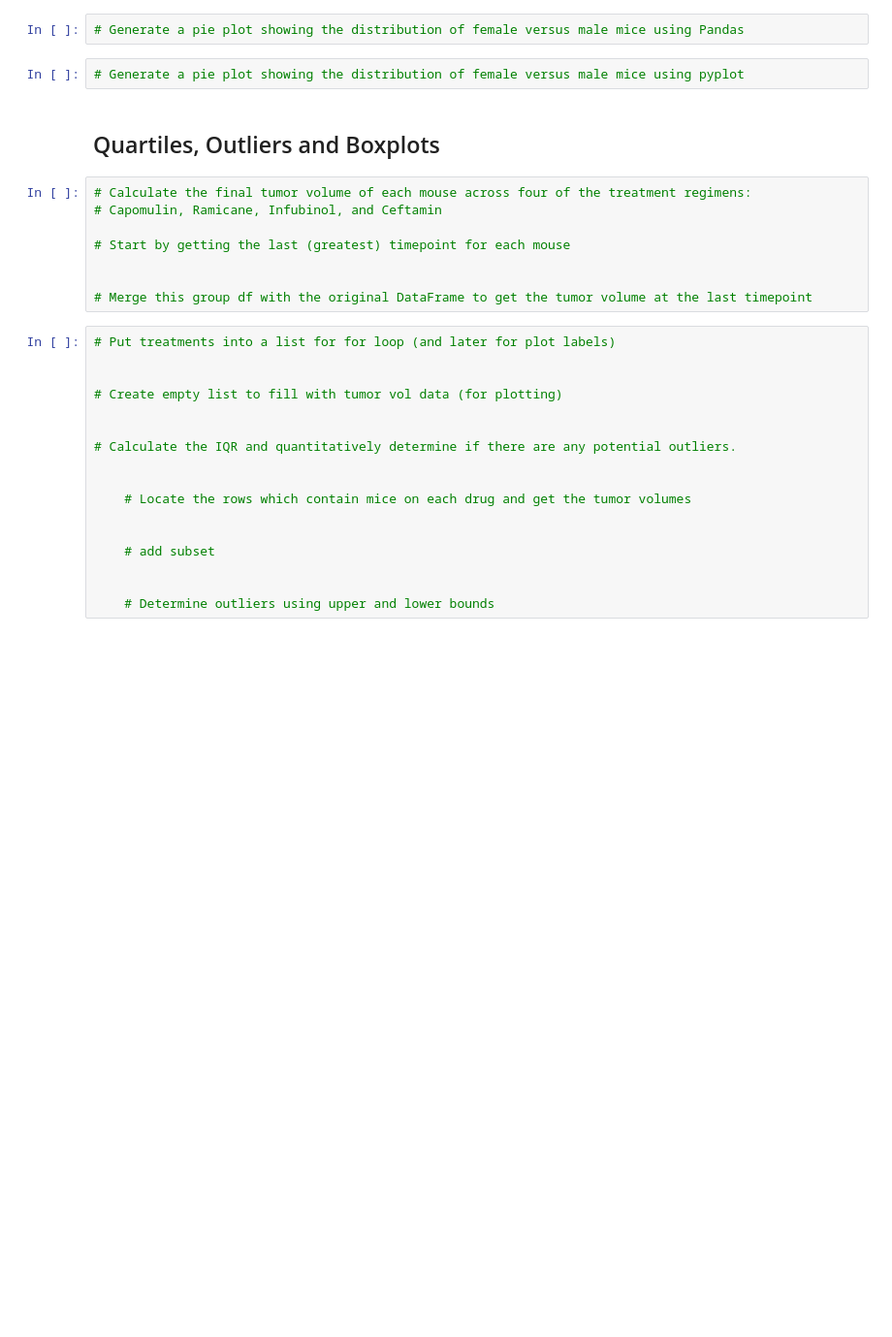
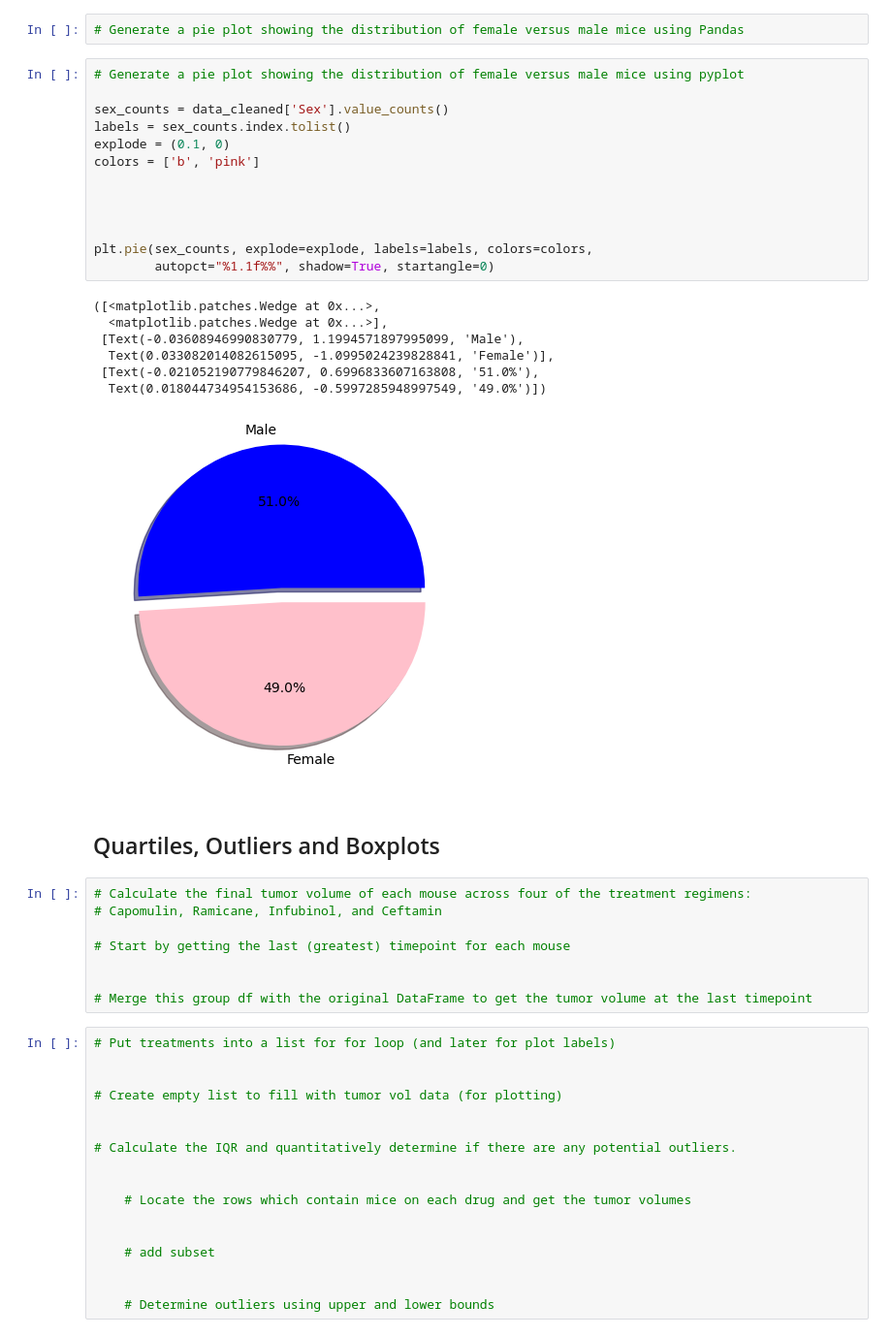
Before and after one commit to Kdata249/Pymaceuticals, a Jupyter notebook: 05-Data-Visualization/Starter_Code/Pymaceuticals_HW/pymaceuticals_starter.ipynb, the cells around one changed output. Shown: that part at 97% size. Drawn from its saved outputs; the diff is of its cells as text; blank space fills up the shorter version.

```diff
--- a/05-Data-Visualization/Starter_Code/Pymaceuticals_HW/pymaceuticals_starter.ipynb
+++ b/05-Data-Visualization/Starter_Code/Pymaceuticals_HW/pymaceuticals_starter.ipynb
@@ -138,6 +183,25 @@ KeyError: 'Drug Regimen'
 # Generate a pie plot showing the distribution of female versus male mice using Pandas
 # %%
 # Generate a pie plot showing the distribution of female versus male mice using pyplot
+
+sex_counts = data_cleaned['Sex'].value_counts()
+labels = sex_counts.index.tolist()
+explode = (0.1, 0)
+colors = ['b', 'pink']
+
+
+
+
+plt.pie(sex_counts, explode=explode, labels=labels, colors=colors,
+        autopct="%1.1f%%", shadow=True, startangle=0)
+# %% [output]
+([<matplotlib.patches.Wedge at 0x...>,
+  <matplotlib.patches.Wedge at 0x...>],
+ [Text(-0.03608946990830779, 1.1994571897995099, 'Male'),
+  Text(0.033082014082615095, -1.0995024239828841, 'Female')],
+ [Text(-0.021052190779846207, 0.6996833607163808, '51.0%'),
+  Text(0.018044734954153686, -0.5997285948997549, '49.0%')])
+[figure, added]
 # %% [markdown]
 ## Quartiles, Outliers and Boxplots
 # %%
```
Also changed, not shown: parts of 6 cells of this notebook.
